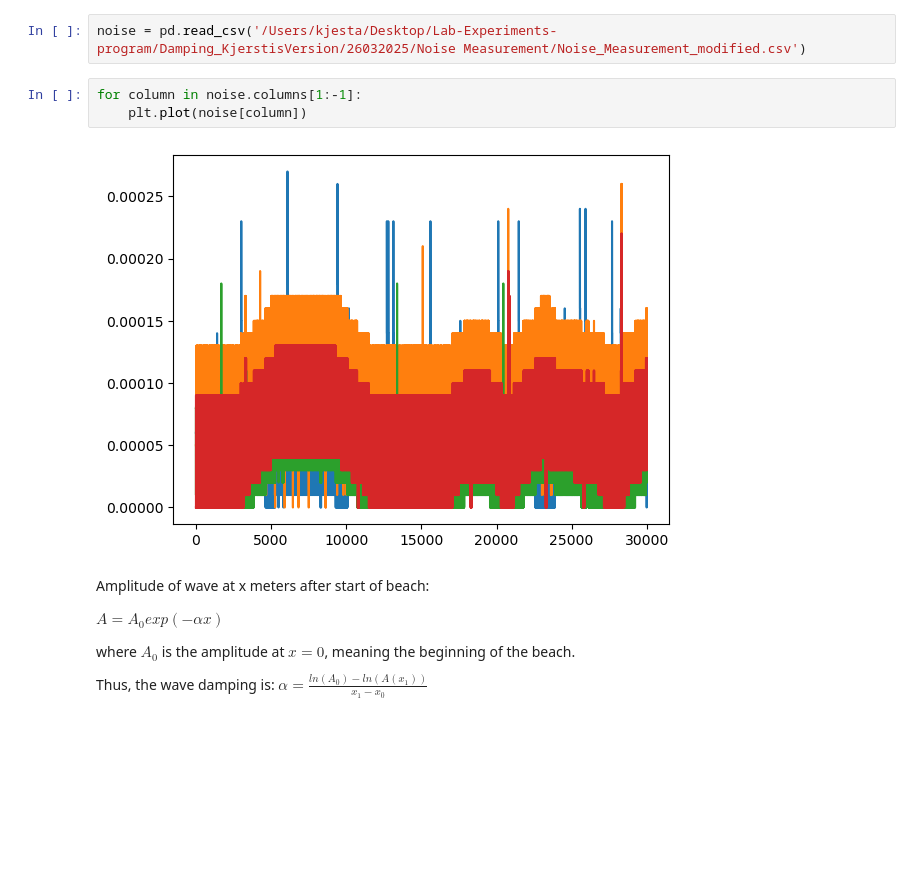
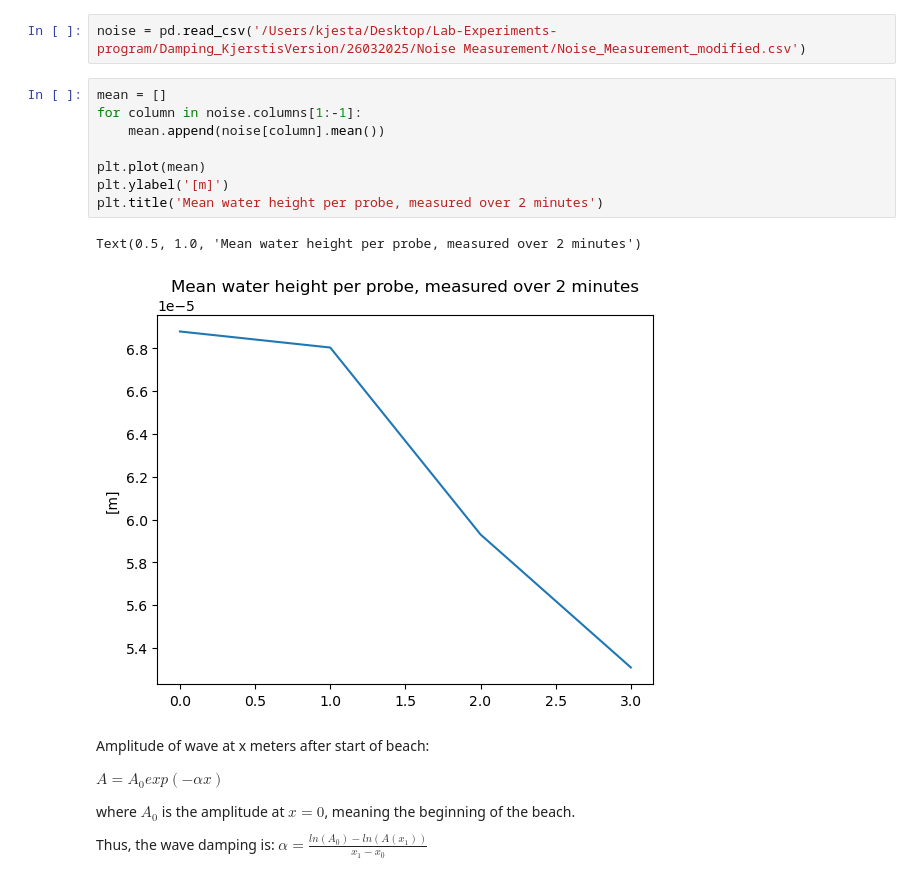
Before and after one commit to Maxime-Leclerc31/Lab-Experiments-program, a Jupyter notebook: Damping_KjerstisVersion/Lab_260325.ipynb, the cells around one changed output. Cells and saved outputs as stored; diff of their text form; blank space fills up the shorter version.

```diff
--- a/Damping_KjerstisVersion/Lab_260325.ipynb
+++ b/Damping_KjerstisVersion/Lab_260325.ipynb
@@ -256,10 +272,16 @@ Text(0.5, 0.98, 'Mean water height, 1 Hz waves')
 # %%
 noise = pd.read_csv('/Users/kjesta/Desktop/Lab-Experiments-program/Damping_KjerstisVersion/26032025/Noise Measurement/Noise_Measurement_modified.csv')
-# %%
-for column in noise.columns[1:-1]:
-    plt.plot(noise[column])
-# %% [output]
-[figure, removed]
+# %%
+mean = []
+for column in noise.columns[1:-1]:
+    mean.append(noise[column].mean())
+
+plt.plot(mean)
+plt.ylabel('[m]')
+plt.title('Mean water height per probe, measured over 2 minutes')
+# %% [output]
+Text(0.5, 1.0, 'Mean water height per probe, measured over 2 minutes')
+[figure, added]
 # %% [markdown]
 Amplitude of wave at x meters after start of beach:
 
```
Also changed, not shown: parts of 15 cells of this notebook.
